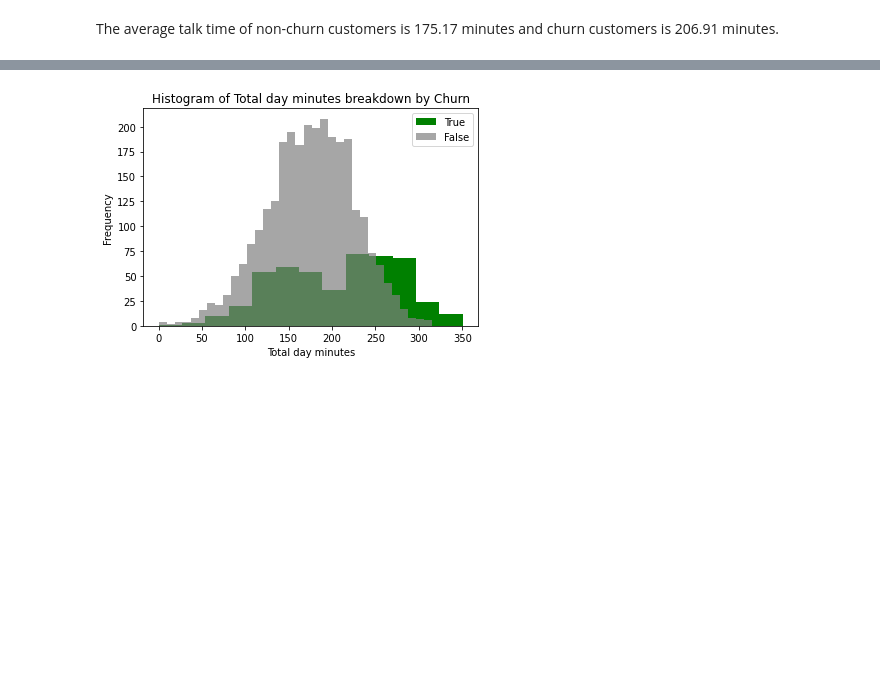
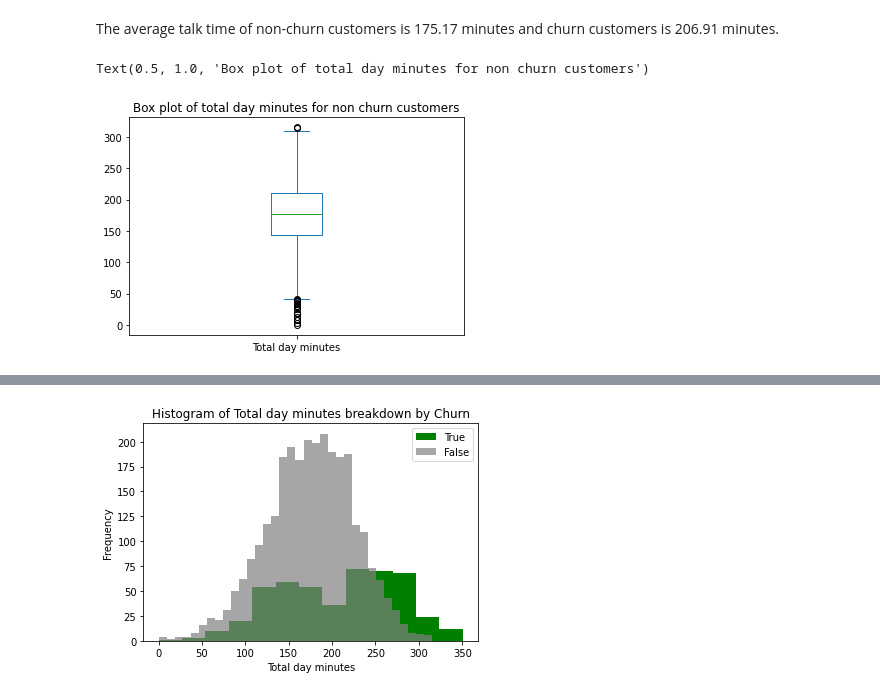
Before and after one commit to nayan136/Capstone-Project---Telecom-Churn-Analysis, a Jupyter notebook: Telecom_Churn_Analysis_New_Capstone_Project.ipynb, the cells around one changed output, grey strips where cells are left out. Cells and saved outputs as stored; diff of their text form; code cells hidden in the pictures; blank space fills up the shorter version.

```diff
--- a/Telecom_Churn_Analysis_New_Capstone_Project.ipynb
+++ b/Telecom_Churn_Analysis_New_Capstone_Project.ipynb
@@ -303,3 +271,9 @@ df.groupby('Churn').agg({'Total day minutes':'mean'})
 | True | 206.914079 |
 # %% [markdown]
 The average talk time of non-churn customers is 175.17 minutes and churn customers is 206.91 minutes.
+# %%
+df[df['Churn'] == False]['Total day minutes'].plot(kind='box')
+plt.title('Box plot of total day minutes for non churn customers')
+# %% [output]
+Text(0.5, 1.0, 'Box plot of total day minutes for non churn customers')
+[figure, added]
```
Also changed, not shown: parts of 45 cells of this notebook.
